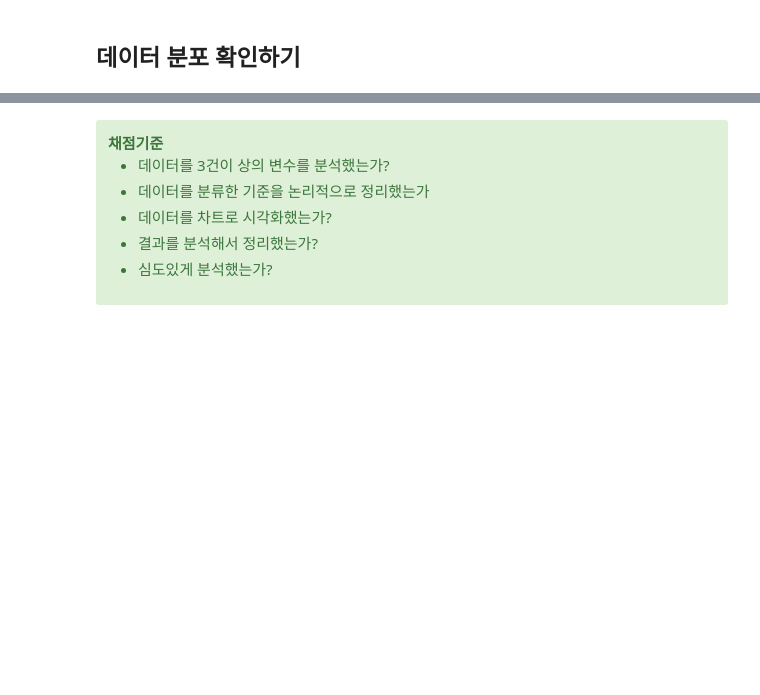
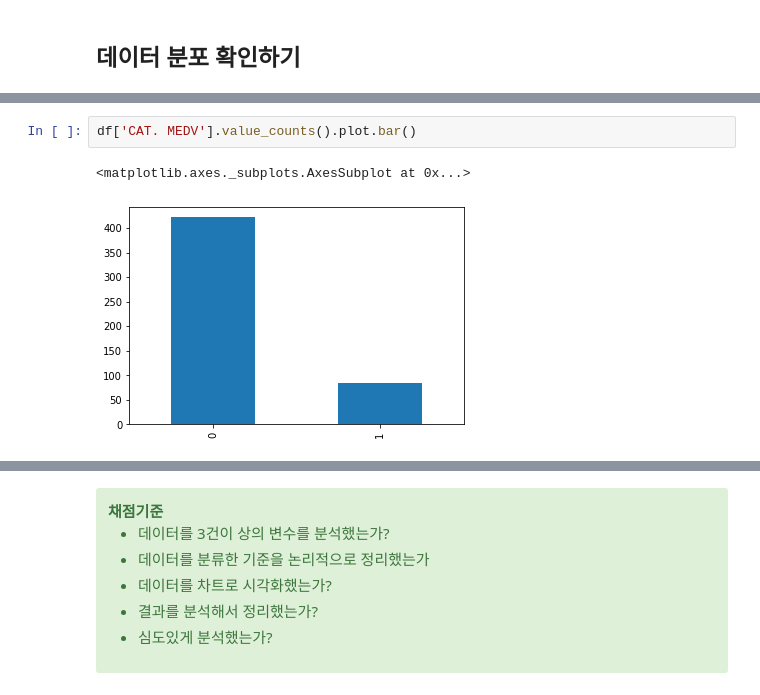
Before and after one commit to y001003/yeardream, a Jupyter notebook: project/1_보스턴주택가격.ipynb, the cells around one changed output, grey strips where cells are left out. Drawn from its saved outputs; the diff is of its cells as text; blank space fills up the shorter version.

```diff
--- a/project/1_보스턴주택가격.ipynb
+++ b/project/1_보스턴주택가격.ipynb
@@ -100,0 +144,5 @@ dtype: int64
+# %%
+df['CAT. MEDV'].value_counts().plot.bar()
+# %% [output]
+<matplotlib.axes._subplots.AxesSubplot at 0x...>
+[figure, added]
```
Also changed, not shown: parts of 51 cells of this notebook.
